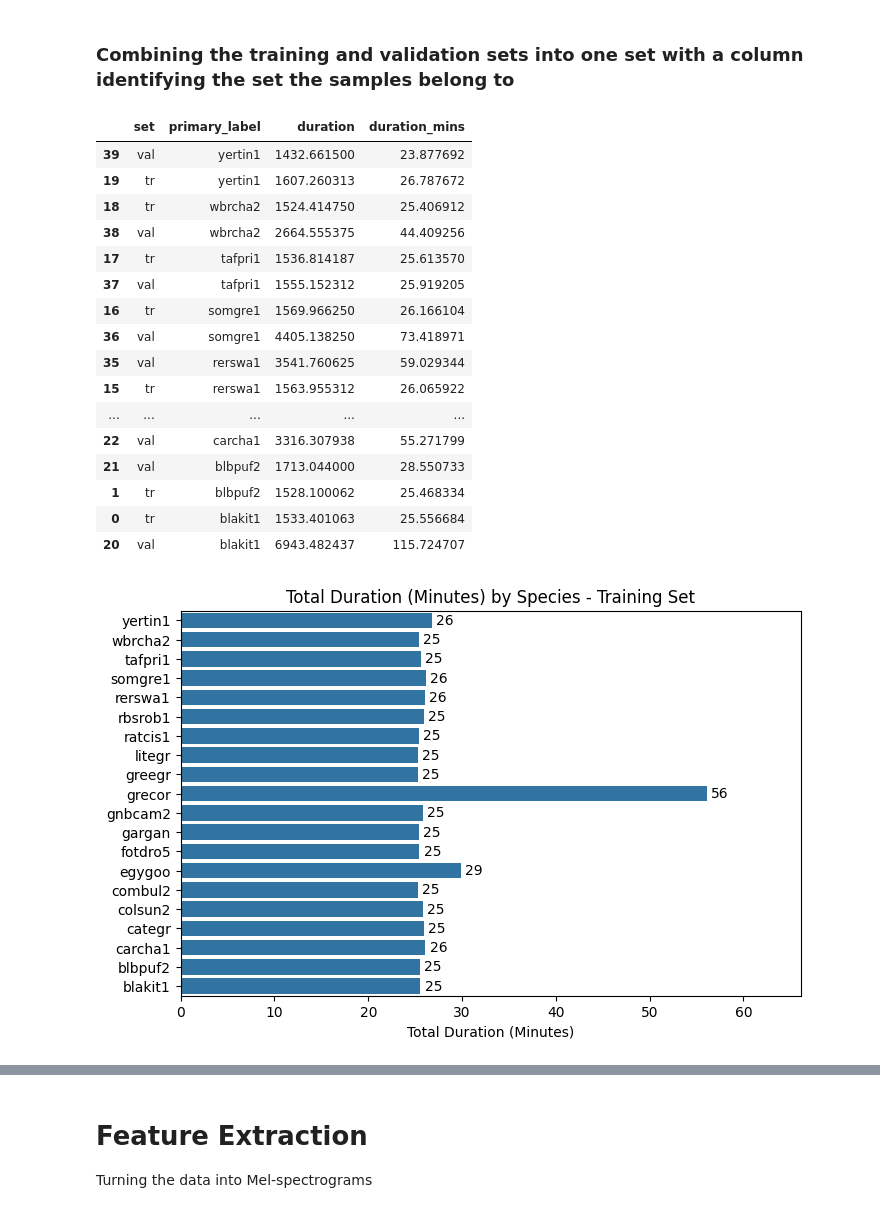
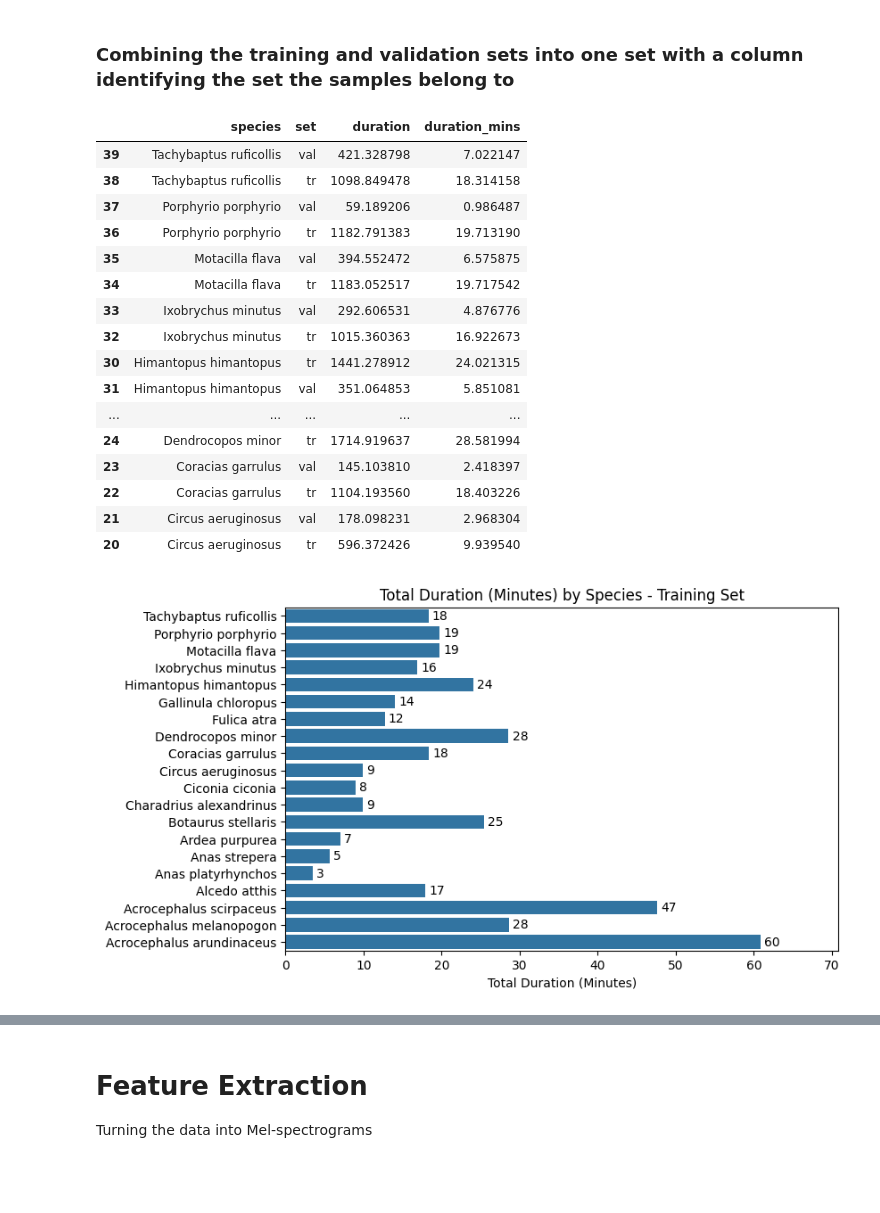
Before and after one commit to Thato-Mot/Final-Version-Of-Bird-Classification-Project, a Jupyter notebook: Stage-2/stage-2-train-val-split.ipynb, the cells around one changed output, grey strips where cells are left out. Drawn from its saved outputs; the diff is of its cells as text; code cells hidden in the pictures; blank space fills up the shorter version.

```diff
--- a/Stage-2/stage-2-train-val-split.ipynb
+++ b/Stage-2/stage-2-train-val-split.ipynb
@@ -148,0 +148,24 @@ val = df_train.drop(tr.index) # Samples not selected in train, take them to val
+# %%
+def intraspecies_split(df, split_ratio=0.8):
+    train_data = pd.DataFrame()
+    val_data = pd.DataFrame()
+
+    # Group by 'species' and split within each species
+    for species in df['species'].unique():
+        species_df = df[df['species'] == species].copy()
+
+        species_df = species_df.sample(frac=1, random_state=6969).reset_index(drop=True)
+        train, val = train_test_split(species_df, train_size=split_ratio, random_state=69)
+
+        # Concatenate the result back into the main train and validation dataframes
+        train_data = pd.concat([train_data, train])
+        val_data = pd.concat([val_data, val])
+
+    # Reset the index of the final dataframes
+    train_data = train_data.reset_index(drop=True)
+    val_data = val_data.reset_index(drop=True)
+
+    return train_data, val_data
+# %%
+# Doing the intraspecies split
+train_df, val_df = intraspecies_split(shuffled_train)
@@ -159,46 +189,46 @@ assert not is_present
 # %% [markdown]
 ### Combining the training and validation sets into one set with a column identifying the set the samples belong to
 # %%
-tr['set'] = 'tr'
-val['set'] = 'val'
+train_df['set'] = 'tr'
+val_df['set'] = 'val'
 
-merged_train = pd.concat([tr, val])
+merged_train = pd.concat([train_df, val_df])
 # %%
-duration_sum = merged_train[['primary_label', 'duration', 'set']].groupby(['set', 'primary_label']).sum('duration').reset_index().sort_values('primary_label', ascending=False)
+duration_sum = merged_train[['species', 'duration', 'set']].groupby(['species', 'set'], as_index=False).sum()
 duration_sum['duration_mins'] = duration_sum['duration'] / 60
-
-duration_sum
+duration_sum = duration_sum.sort_values('species', ascending=False)
+duration_sum.head(20)
 # %% [output]
-|  | set | primary_label | duration | duration_mins |
-| 39 | val | yertin1 | 1432.661500 | 23.877692 |
-| 19 | tr | yertin1 | 1607.260313 | 26.787672 |
-| 18 | tr | wbrcha2 | 1524.414750 | 25.406912 |
-| 38 | val | wbrcha2 | 2664.555375 | 44.409256 |
-| 17 | tr | tafpri1 | 1536.814187 | 25.613570 |
-| 37 | val | tafpri1 | 1555.152312 | 25.919205 |
-| 16 | tr | somgre1 | 1569.966250 | 26.166104 |
-| 36 | val | somgre1 | 4405.138250 | 73.418971 |
-| 35 | val | rerswa1 | 3541.760625 | 59.029344 |
-| 15 | tr | rerswa1 | 1563.955312 | 26.065922 |
+|  | species | set | duration | duration_mins |
+| 39 | Tachybaptus ruficollis | val | 421.328798 | 7.022147 |
+| 38 | Tachybaptus ruficollis | tr | 1098.849478 | 18.314158 |
+| 37 | Porphyrio porphyrio | val | 59.189206 | 0.986487 |
+| 36 | Porphyrio porphyrio | tr | 1182.791383 | 19.713190 |
+| 35 | Motacilla flava | val | 394.552472 | 6.575875 |
+| 34 | Motacilla flava | tr | 1183.052517 | 19.717542 |
+| 33 | Ixobrychus minutus | val | 292.606531 | 4.876776 |
+| 32 | Ixobrychus minutus | tr | 1015.360363 | 16.922673 |
+| 30 | Himantopus himantopus | tr | 1441.278912 | 24.021315 |
+| 31 | Himantopus himantopus | val | 351.064853 | 5.851081 |
 | ... | ... | ... | ... | ... |
-| 22 | val | carcha1 | 3316.307938 | 55.271799 |
-| 21 | val | blbpuf2 | 1713.044000 | 28.550733 |
-| 1 | tr | blbpuf2 | 1528.100062 | 25.468334 |
-| 0 | tr | blakit1 | 1533.401063 | 25.556684 |
-| 20 | val | blakit1 | 6943.482437 | 115.724707 |
+| 24 | Dendrocopos minor | tr | 1714.919637 | 28.581994 |
+| 23 | Coracias garrulus | val | 145.103810 | 2.418397 |
+| 22 | Coracias garrulus | tr | 1104.193560 | 18.403226 |
+| 21 | Circus aeruginosus | val | 178.098231 | 2.968304 |
+| 20 | Circus aeruginosus | tr | 596.372426 | 9.939540 |
 # %%
 fig, axes = plt.subplots(nrows=1, ncols=1, figsize=(8,5))
 
-sns.barplot(x='duration_mins', y='primary_label', data=duration_sum[duration_sum['set'] =='tr'], ax=axes)
+sns.barplot(x='duration_mins', y='species', data=duration_sum[duration_sum['set'] =='tr'], ax=axes)
 axes.bar_label(axes.containers[0], fmt='%i', padding=3)
 axes.set(xlim=[0, np.max(duration_sum[duration_sum['set'] =='tr']['duration_mins']) + 10])
 axes.set(ylabel='')
 axes.set(xlabel='Total Duration (Minutes)')
 axes.set(title='Total Duration (Minutes) by Species - Training Set')
 
 plt.show()
 # %% [output]
-[figure, old version]
+[figure, new version]
 # %%
 fig, axes = plt.subplots(nrows=1, ncols=1, figsize=(9,5))
 
```
Also changed, not shown: parts of 57 cells of this notebook, 2 other files.
